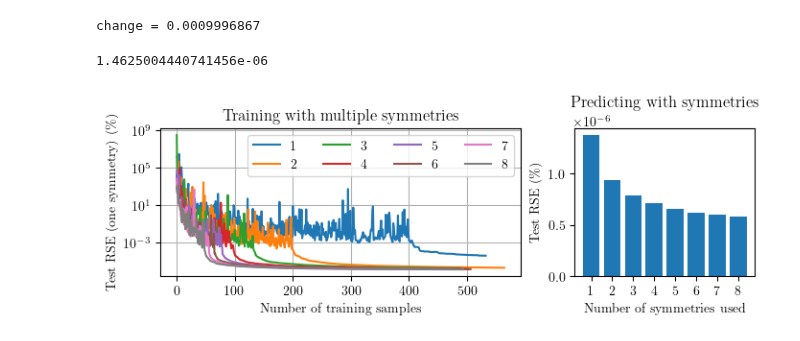
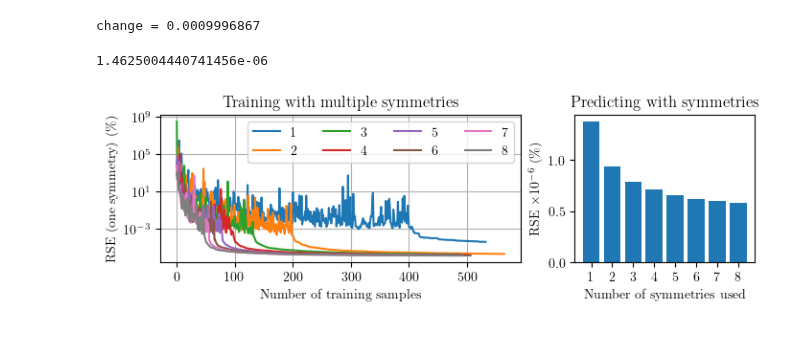
Before and after one commit to graps1/ELM-PDEs, a Jupyter notebook: ks2d/ks2d_equivariant.ipynb, the cells around one changed output. Drawn from its saved outputs; the diff is of its cells as text; code cells hidden in the pictures.

Commit message:
plots

```diff
--- a/ks2d/ks2d_equivariant.ipynb
+++ b/ks2d/ks2d_equivariant.ipynb
@@ -47,34 +47,34 @@ plt.rcParams.update({
     "text.usetex": True,
     "font.family": "serif",
 })
 
 fig, ax = plt.subplots(1,2,figsize=(8,2),width_ratios=[1,0.5],gridspec_kw={"wspace":.2})
 for sym, r in enumerate(errors_one_symmetry):
     x = np.arange(len(r))
     ax[0].plot(x, np.array(r), label=f"{sym+1}")
 ax[0].set_yscale("log")
 ax[0].legend(ncols=4)
-ax[0].set_ylabel("Test RSE (one symmetry) (\%)")
+ax[0].set_ylabel("RSE (one symmetry) (\%)")
 ax[0].set_xlabel("Number of training samples")
 ax[0].set_title("Training with multiple symmetries")
 ax[0].grid()
 
 errors_by_symmetries = []
 for sym in range(8):
     Y_pred = model_one_symmetry(X_test, nr_symmetries=sym+1).detach()
     err = RSE(Y_pred, Y_test)
-    errors_by_symmetries.append(err.item())
+    errors_by_symmetries.append(err.item() * 10**6)
 
 print(errors_one_symmetry[-3][-1])
 
 ax[1].bar(x=[i+1 for i in range(8)],height=errors_by_symmetries)
-ax[1].set_ylabel("Test RSE (\%)")
+ax[1].set_ylabel("RSE $\\times 10^{-6}$ (\%)")
 ax[1].set_xlabel("Number of symmetries used")
 ax[1].set_xticks([i+1 for i in range(8)])
 ax[1].set_title("Predicting with symmetries")
 
 plt.savefig("plots/ks2d_symmetries.pdf", format="pdf", bbox_inches="tight")
 plt.show()
 # %% [output]
 1.4625004440741456e-06
-[figure, old version]
+[figure, new version]
```
Also changed, not shown: 1 other file.
